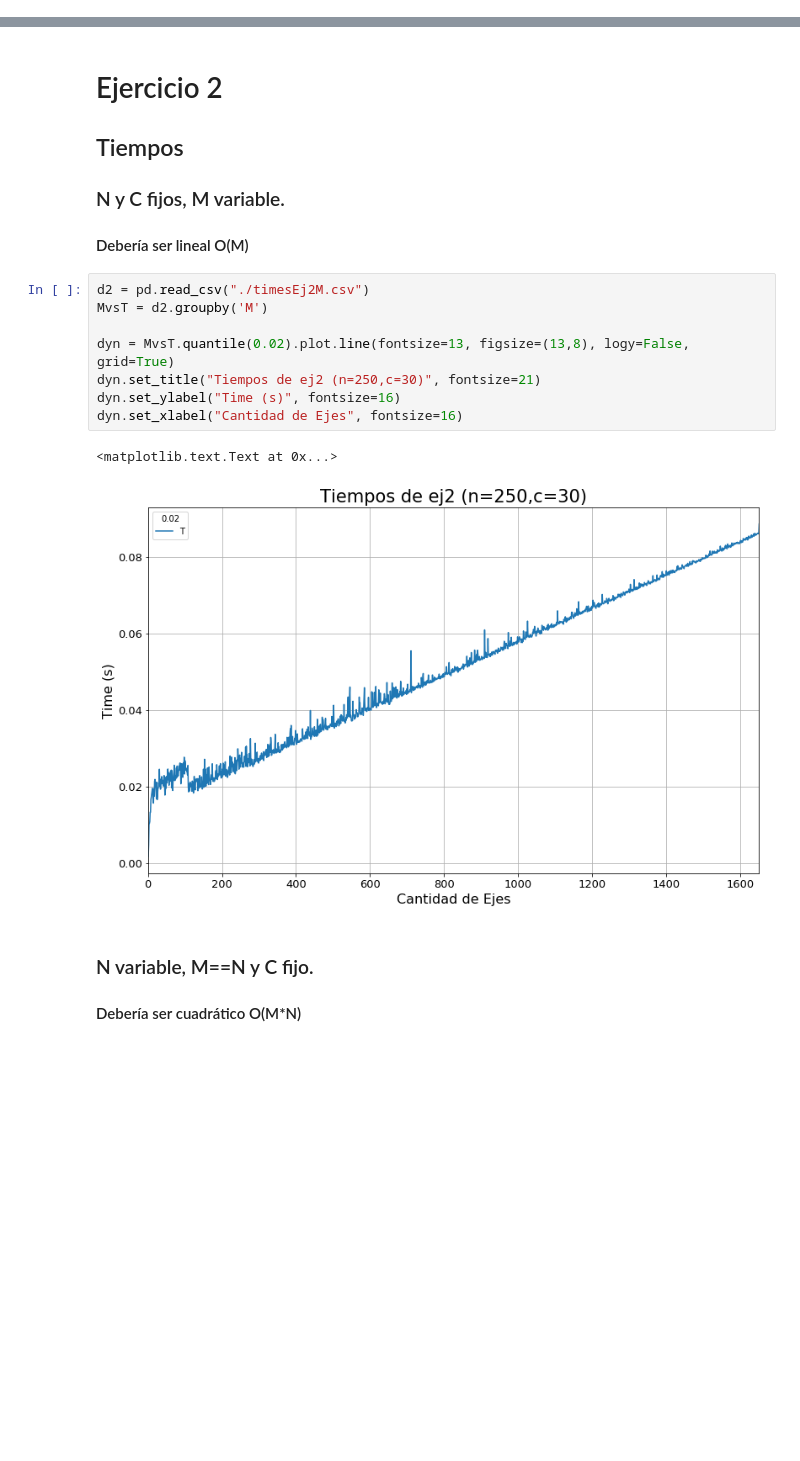
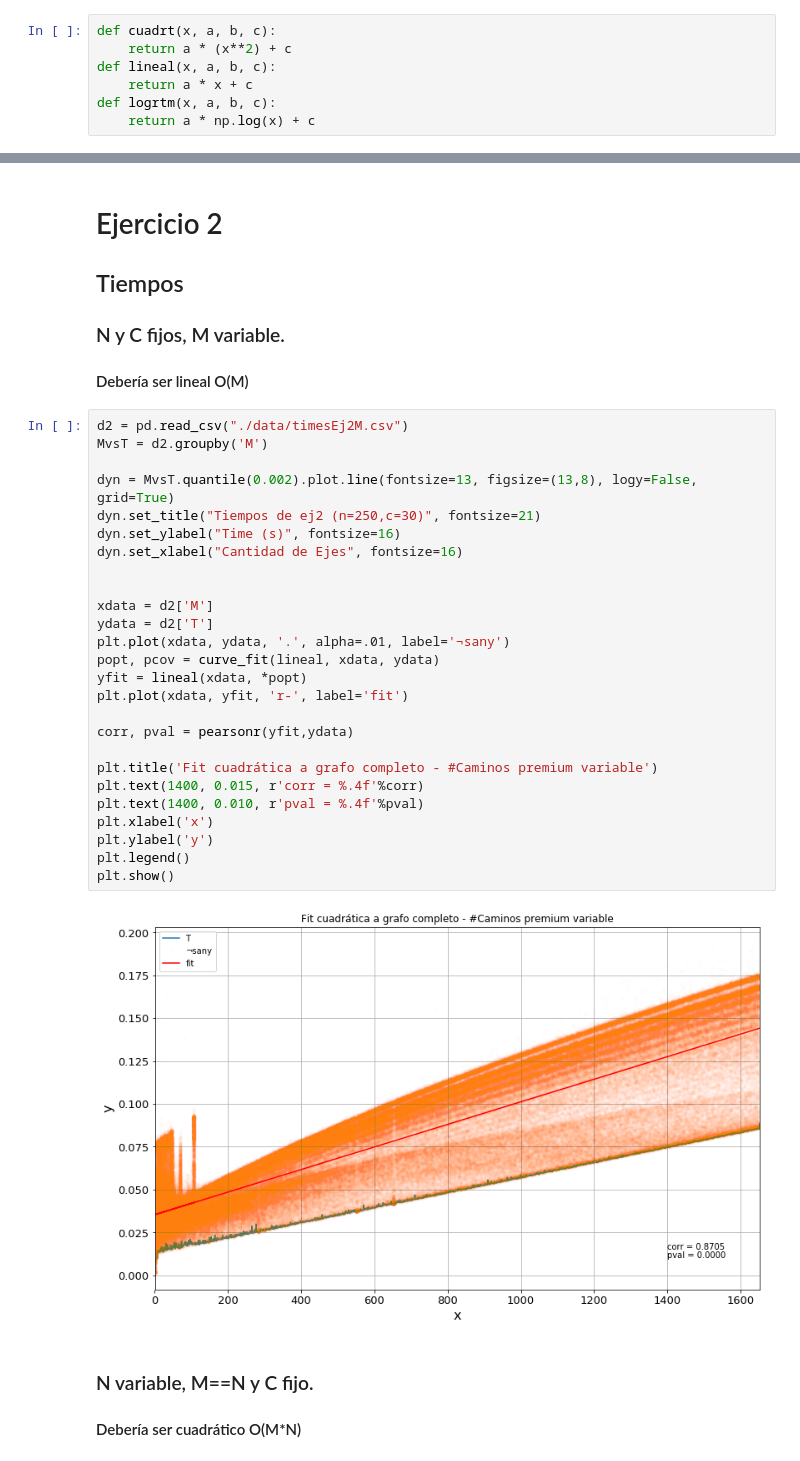
Before and after one commit to gianzamboni/algo3-tp2-1c2017, a Jupyter notebook: Tiempos.ipynb, the cells around one changed output, grey strips where cells are left out. Drawn from its saved outputs; the diff is of its cells as text; blank space fills up the shorter version.

Commit message:
data para mañana en la laptop

```diff
--- a/Tiempos.ipynb
+++ b/Tiempos.ipynb
@@ -9,6 +11,13 @@ import sys
 import matplotlib
 import random
 %matplotlib inline
+# %%
+def cuadrt(x, a, b, c):
+    return a * (x**2) + c
+def lineal(x, a, b, c):
+    return a * x + c
+def logrtm(x, a, b, c):
+    return a * np.log(x) + c
 # %% [markdown]
 # Ejercicio 3
 ## Tiempos
@@ -64,16 +96,33 @@ dyna.set_xlabel("Size", fontsize=16)
 ### N y C fijos, M variable.
 #### Debería ser lineal O(M)
 # %%
-d2 = pd.read_csv("./timesEj2M.csv")
+d2 = pd.read_csv("./data/timesEj2M.csv")
 MvsT = d2.groupby('M')
 
-dyn = MvsT.quantile(0.02).plot.line(fontsize=13, figsize=(13,8), logy=False, grid=True)
+dyn = MvsT.quantile(0.002).plot.line(fontsize=13, figsize=(13,8), logy=False, grid=True)
 dyn.set_title("Tiempos de ej2 (n=250,c=30)", fontsize=21)
 dyn.set_ylabel("Time (s)", fontsize=16)
 dyn.set_xlabel("Cantidad de Ejes", fontsize=16)
+
+
+xdata = d2['M']
+ydata = d2['T']
+plt.plot(xdata, ydata, '.', alpha=.01, label='¬sany')
+popt, pcov = curve_fit(lineal, xdata, ydata)
+yfit = lineal(xdata, *popt)
+plt.plot(xdata, yfit, 'r-', label='fit')
+
+corr, pval = pearsonr(yfit,ydata)
+
+plt.title('Fit cuadrática a grafo completo - #Caminos premium variable')
+plt.text(1400, 0.015, r'corr = %.4f'%corr)
+plt.text(1400, 0.010, r'pval = %.4f'%pval)
+plt.xlabel('x')
+plt.ylabel('y')
+plt.legend()
+plt.show()
 # %% [output]
-<matplotlib.text.Text at 0x...>
-[figure, old version]
+[figure, new version]
 # %% [markdown]
 ### N variable, M==N y C fijo.
 #### Debería ser cuadrático O(M*N)
```
Also changed, not shown: parts of 5 cells of this notebook, 16 other files.
